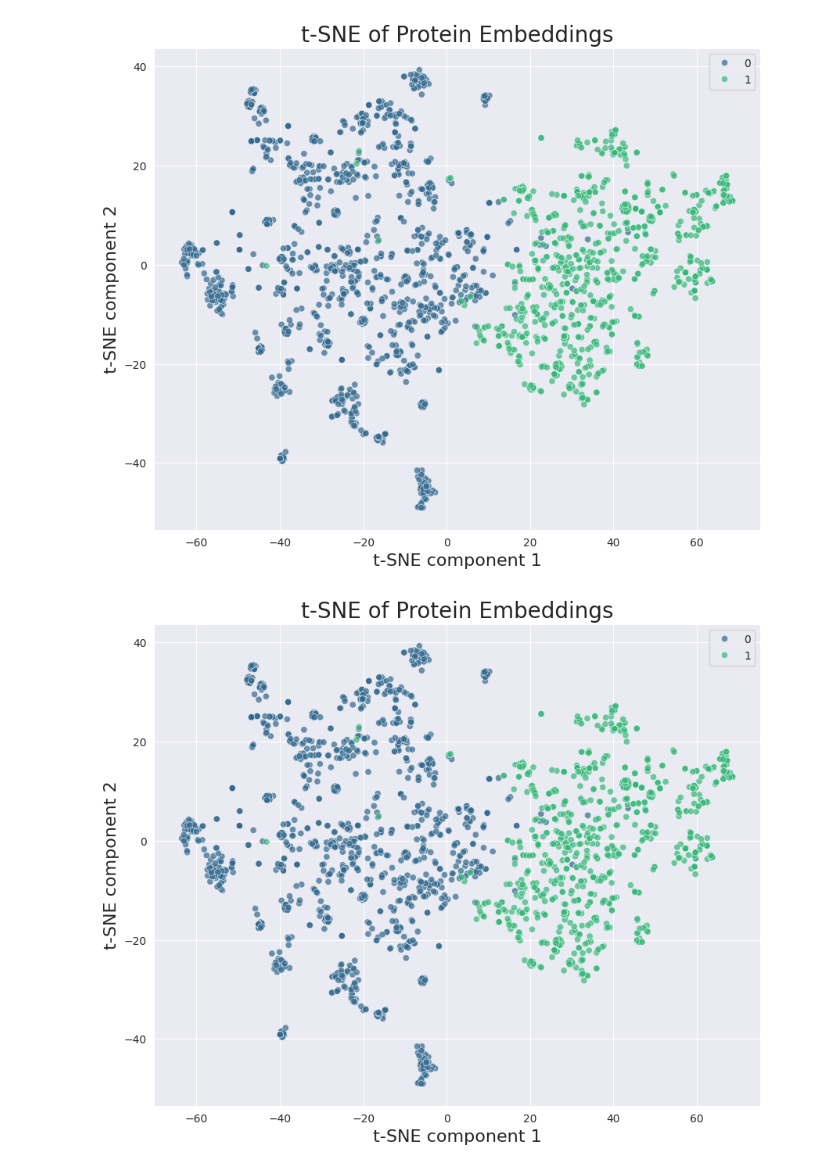
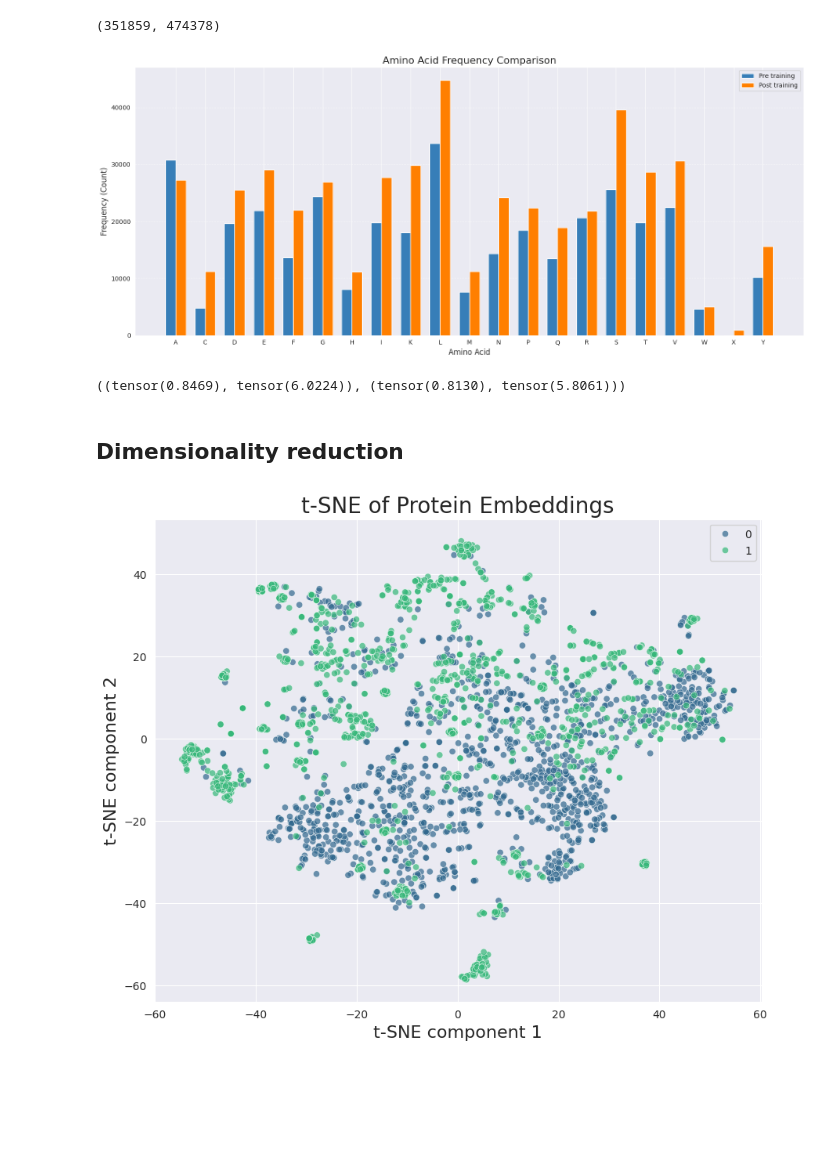
Before and after one commit to Pollysoma/protein-prediction-project-2, a Jupyter notebook: embedding_visualization.ipynb, the cells around one changed output. Cells and saved outputs as stored; diff of their text form; code cells hidden in the pictures; blank space fills up the shorter version.

```diff
--- a/embedding_visualization.ipynb
+++ b/embedding_visualization.ipynb
@@ -25,0 +45,10 @@ sns.set_style('darkgrid')
+# %%
+pre_training_ids_seq = read_tsv(PRE_TRAINING_SEQUENCE_FILE)
+post_training_ids_seq = read_fasta(POST_TRAINING_SEQUENCE_FILE)
+
+id_to_seq_mapping = {k: v for k, v in (pre_training_ids_seq + post_training_ids_seq)}
+# %%
+# 0 means membership, 1 new sample
+
+dataset = [(emb, 0) for emb in pre_training_embeddings] + [(emb, 1) for emb in post_training_embeddings]
+len(dataset)
@@ -26,21 +81,65 @@ sns.set_style('darkgrid')
+# %%
+pre_training_freq = Counter(c for c in "".join(id_to_seq_mapping[k] for k in pre_training_ids))
+post_training_freq = Counter(c for c in "".join(id_to_seq_mapping[k] for k in post_training_ids))
+
+all_chars = sorted(list(set(pre_training_freq.keys()) | set(post_training_freq.keys())))
+
+freq1 = [pre_training_freq.get(char, 0) for char in all_chars]
+freq2 = [post_training_freq.get(char, 0) for char in all_chars]
+# %%
+len("".join(id_to_seq_mapping[k] for k in pre_training_ids)), len("".join(id_to_seq_mapping[k] for k in post_training_ids))
+# %% [output]
+(351859, 474378)
+# %%
+x = np.arange(len(all_chars))
+
+bar_width = 0.35
+fig, ax = plt.subplots(figsize=(16, 7)) # A wider figure is better for many characters
+
+# Plot the bars for the first list
+bars1 = ax.bar(x - bar_width/2, freq1, bar_width, label='Pre training', color='#377eb8')
+
+# Plot the bars for the second list, shifted to the right
+bars2 = ax.bar(x + bar_width/2, freq2, bar_width, label='Post training', color='#ff7f00')
+
+ax.set_title('Amino Acid Frequency Comparison', fontsize=16)
+ax.set_ylabel('Frequency (Count)', fontsize=12)
+ax.set_xlabel('Amino Acid', fontsize=12)
+
+# Set the x-tick positions and labels
+ax.set_xticks(x)
+ax.set_xticklabels(all_chars)
+
+ax.legend() # Display the legend
+ax.grid(axis='y', linestyle='--', alpha=0.7) # Add a horizontal grid
+
+fig.tight_layout()
+plt.show()
+# %% [output]
+[figure, added]
+# %%
+torch.std_mean(torch.linalg.vector_norm(pre_training_embeddings, dim=1)), torch.std_mean(torch.linalg.vector_norm(post_training_embeddings, dim=1))
+# %% [output]
+((tensor(0.8469), tensor(6.0224)), (tensor(0.8130), tensor(5.8061)))
+# %% [markdown]
+## Dimensionality reduction
 # %%
 tsne_reducer = TSNE(n_components=2, random_state=42, perplexity=30)
-tsne_embeddings = tsne_reducer.fit_transform(torch.cat([new_emb, pre_emb]))
+tsne_embeddings = tsne_reducer.fit_transform(torch.stack([x[0] for x in dataset]))
 
 labels = [x[1] for x in dataset]
 
 plt.figure(figsize=(10, 8))
 sns.scatterplot(
     x=tsne_embeddings[:, 0], y=tsne_embeddings[:, 1],
     palette='viridis', hue=labels, alpha=0.7
 )
 plt.title('t-SNE of Protein Embeddings', size=20)
 plt.xlabel('t-SNE component 1', size=16)
 plt.ylabel('t-SNE component 2', size=16)
 plt.show()
 # %% [output]
-[figure, old version]
+[figure, new version]
-[figure, removed]
 # %%
 import umap
 
```
Also changed, not shown: parts of 19 cells of this notebook, 1 other file.
